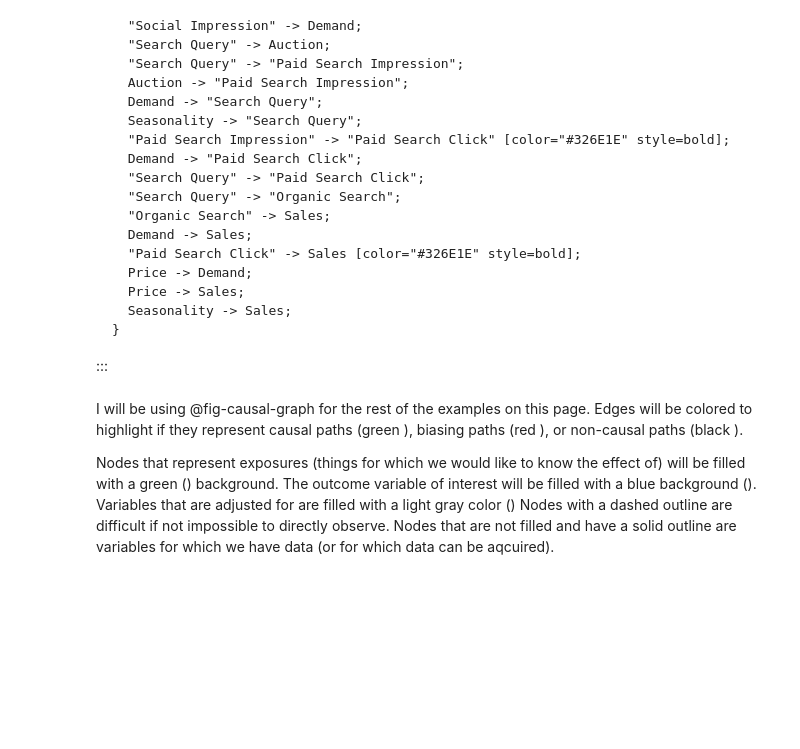
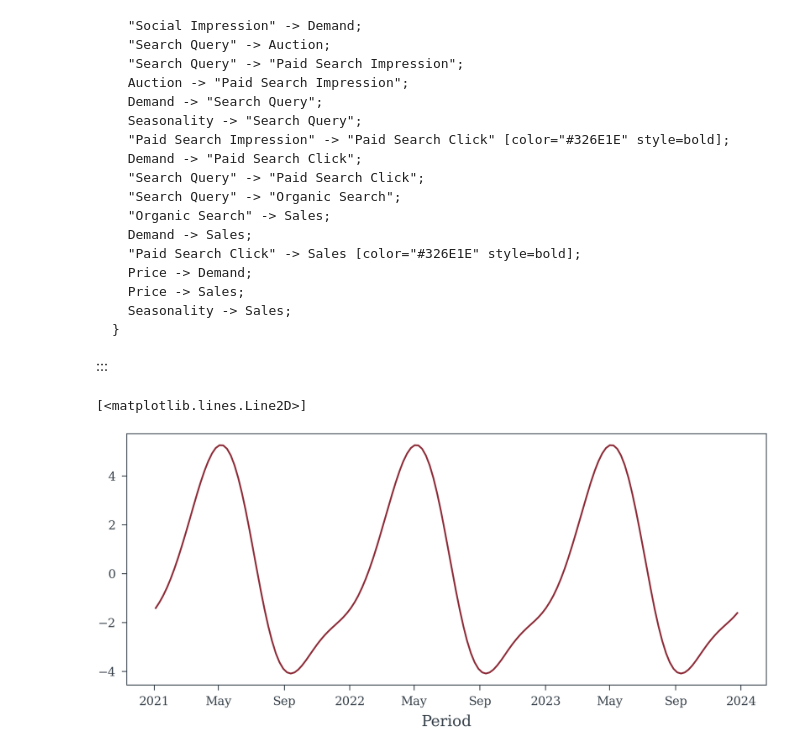
Before and after one commit to redam94/common_regression_issues, a Jupyter notebook: nbs/01_VIFs.ipynb, the cells around one changed output. Drawn from its saved outputs; the diff is of its cells as text; code cells hidden in the pictures; blank space fills up the shorter version.

````diff
--- a/nbs/01_VIFs.ipynb
+++ b/nbs/01_VIFs.ipynb
@@ -145,7 +154,30 @@ digraph "Paid Media on Sales" {
 ```
 
 :::
-# %% [markdown]
-I will be using @fig-causal-graph for the rest of the examples on this page. Edges will be colored to highlight if they represent causal paths (green <button disabled style="background-color: #326E1E; height: 13px; width: 11px;"></button>), biasing paths (red <button disabled style="background-color: #8D2D39; height: 13px; width: 11px;"></button>), or non-causal paths (black <button disabled style="background-color: #000000; height: 13px; width: 11px;"></button>).
-
-Nodes that represent exposures (things for which we would like to know the effect of) will be filled with a green (<button disabled style="background-color: #82B9A0; height: 13px; width: 11px;"></button>) background. The outcome variable of interest will be filled with a blue background (<button disabled style="background-color: #0069AA; height: 13px; width: 11px;"></button>). Variables that are adjusted for are filled with a light gray color (<button disabled style="background-color: #AFB3B7; height: 13px; width: 11px;"></button>) Nodes with a dashed outline are difficult if not impossible to directly observe. Nodes that are not filled and have a solid outline are variables for which we have data (or  for which data can be aqcuired).
+# %%
+#| export
+def sample_random_data(
+    N_weeks: int, # Number of weeks to generate
+    include_hidden_confounds:bool=False, # Should hidden confounds be included in the dataset
+    random_seed: int|None = None, # Random Seed
+) -> xr.Dataset: # Dataset containing the variables described by the above causal model
+    t = np.linspace(0, (N_weeks-1)/52., N_weeks)
+    dates = pd.date_range("2021-01-01", periods=N_weeks, freq="W-MON")
+    rng = np.random.default_rng(random_seed)
+
+    ## Define Seasonal component
+    seasonal_coeffs_sin = rng.normal(0, 2, 3)/np.arange(1, 4)**2
+    seasonal_coeffs_cos = rng.normal(0, 2, 3)/np.arange(1, 4)**2
+    season = (
+        np.stack([np.sin(i*2*np.pi*t) for i in range(1, 4)]).T @ seasonal_coeffs_sin
+        + np.stack([np.cos(i*2*np.pi*t) for i in range(1, 4)]).T @ seasonal_coeffs_cos
+    )
+    season = xr.DataArray(season, coords={"Period": dates}, dims="Period")
+
+    ## Define Price Movements
+    return season
+# %%
+sample_random_data(156, random_seed=3).plot()
+# %% [output]
+[<matplotlib.lines.Line2D>]
+[figure, added]
````
Also changed, not shown: parts of 5 cells of this notebook, 4 other files.
